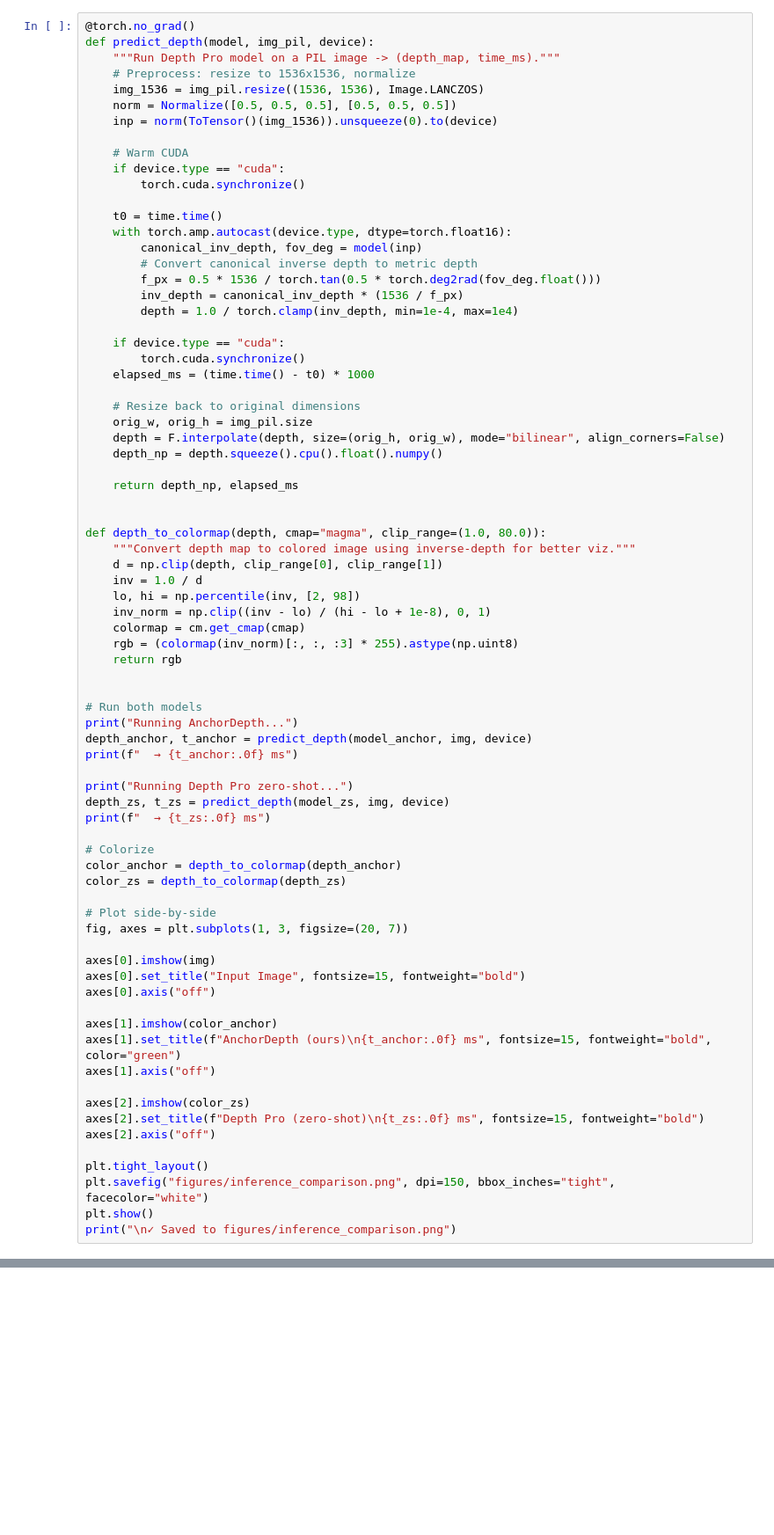
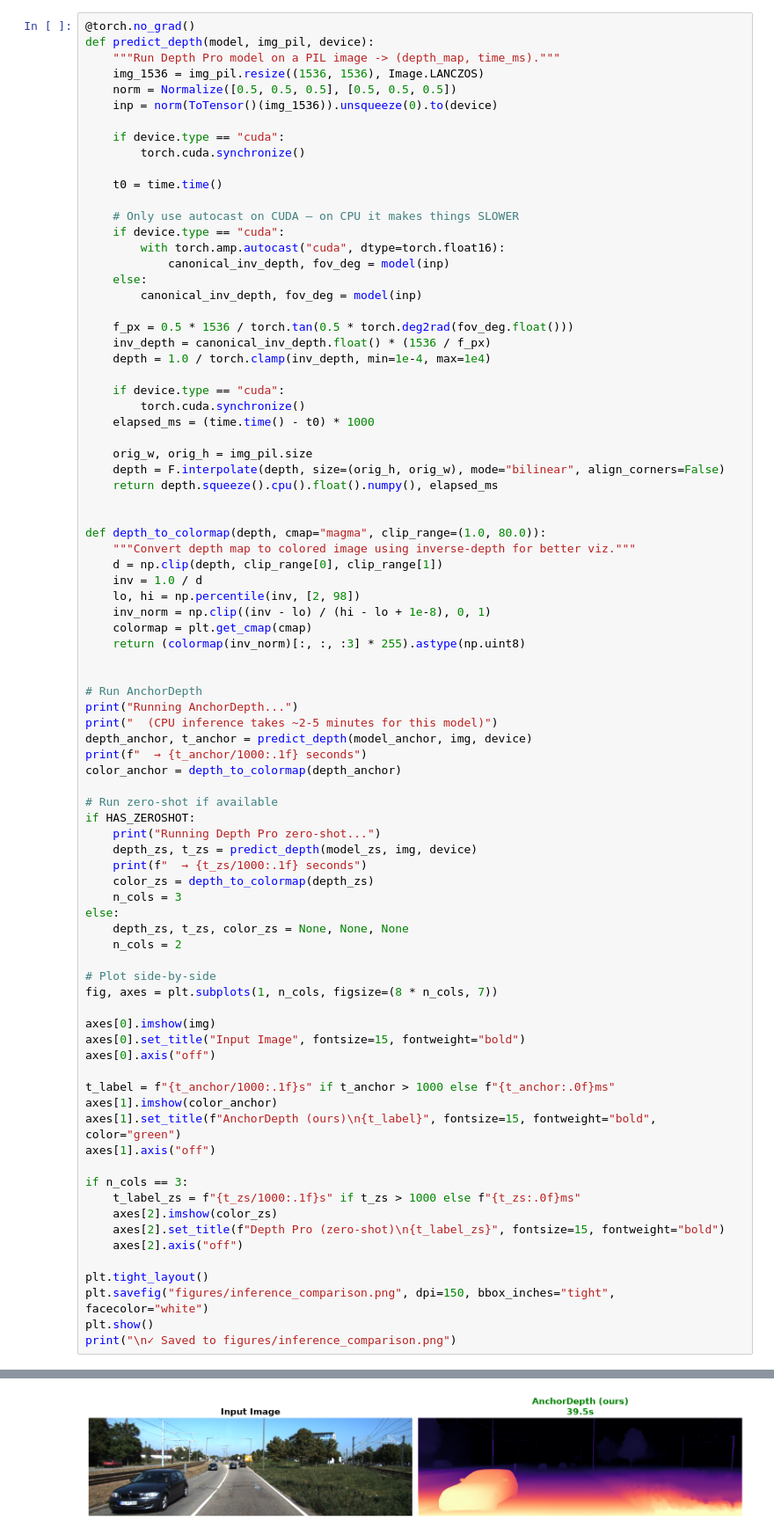
Before and after one commit to Dariusan3/AnchorDepth, a Jupyter notebook: AnchorDepth_Inference_Demo.ipynb, the cells around one changed output, grey strips where cells are left out. Shown at 88% size. Drawn from its saved outputs; the diff is of its cells as text; blank space fills up the shorter version.

Commit message:
Add inference comparison figure to the project

```diff
--- a/AnchorDepth_Inference_Demo.ipynb
+++ b/AnchorDepth_Inference_Demo.ipynb
@@ -101,33 +174,33 @@ plt.show()
 @torch.no_grad()
 def predict_depth(model, img_pil, device):
     """Run Depth Pro model on a PIL image -> (depth_map, time_ms)."""
-    # Preprocess: resize to 1536x1536, normalize
     img_1536 = img_pil.resize((1536, 1536), Image.LANCZOS)
     norm = Normalize([0.5, 0.5, 0.5], [0.5, 0.5, 0.5])
     inp = norm(ToTensor()(img_1536)).unsqueeze(0).to(device)
 
-    # Warm CUDA
     if device.type == "cuda":
         torch.cuda.synchronize()
 
     t0 = time.time()
-    with torch.amp.autocast(device.type, dtype=torch.float16):
+
+    # Only use autocast on CUDA — on CPU it makes things SLOWER
+    if device.type == "cuda":
+        with torch.amp.autocast("cuda", dtype=torch.float16):
+            canonical_inv_depth, fov_deg = model(inp)
+    else:
         canonical_inv_depth, fov_deg = model(inp)
-        # Convert canonical inverse depth to metric depth
-        f_px = 0.5 * 1536 / torch.tan(0.5 * torch.deg2rad(fov_deg.float()))
-        inv_depth = canonical_inv_depth * (1536 / f_px)
-        depth = 1.0 / torch.clamp(inv_depth, min=1e-4, max=1e4)
+
+    f_px = 0.5 * 1536 / torch.tan(0.5 * torch.deg2rad(fov_deg.float()))
+    inv_depth = canonical_inv_depth.float() * (1536 / f_px)
+    depth = 1.0 / torch.clamp(inv_depth, min=1e-4, max=1e4)
 
     if device.type == "cuda":
         torch.cuda.synchronize()
     elapsed_ms = (time.time() - t0) * 1000
 
-    # Resize back to original dimensions
     orig_w, orig_h = img_pil.size
     depth = F.interpolate(depth, size=(orig_h, orig_w), mode="bilinear", align_corners=False)
-    depth_np = depth.squeeze().cpu().float().numpy()
-
-    return depth_np, elapsed_ms
+    return depth.squeeze().cpu().float().numpy(), elapsed_ms
 
 
 def depth_to_colormap(depth, cmap="magma", clip_range=(1.0, 80.0)):
@@ -136,40 +209,48 @@ def depth_to_colormap(depth, cmap="magma", clip_range=(1.0, 80.0)):
     inv = 1.0 / d
     lo, hi = np.percentile(inv, [2, 98])
     inv_norm = np.clip((inv - lo) / (hi - lo + 1e-8), 0, 1)
-    colormap = cm.get_cmap(cmap)
-    rgb = (colormap(inv_norm)[:, :, :3] * 255).astype(np.uint8)
-    return rgb
+    colormap = plt.get_cmap(cmap)
+    return (colormap(inv_norm)[:, :, :3] * 255).astype(np.uint8)
 
 
-# Run both models
+# Run AnchorDepth
 print("Running AnchorDepth...")
+print("  (CPU inference takes ~2-5 minutes for this model)")
 depth_anchor, t_anchor = predict_depth(model_anchor, img, device)
-print(f"  → {t_anchor:.0f} ms")
+print(f"  → {t_anchor/1000:.1f} seconds")
+color_anchor = depth_to_colormap(depth_anchor)
 
-print("Running Depth Pro zero-shot...")
-depth_zs, t_zs = predict_depth(model_zs, img, device)
-print(f"  → {t_zs:.0f} ms")
-
-# Colorize
-color_anchor = depth_to_colormap(depth_anchor)
-color_zs = depth_to_colormap(depth_zs)
+# Run zero-shot if available
+if HAS_ZEROSHOT:
+    print("Running Depth Pro zero-shot...")
+    depth_zs, t_zs = predict_depth(model_zs, img, device)
+    print(f"  → {t_zs/1000:.1f} seconds")
+    color_zs = depth_to_colormap(depth_zs)
+    n_cols = 3
+else:
+    depth_zs, t_zs, color_zs = None, None, None
+    n_cols = 2
 
 # Plot side-by-side
-fig, axes = plt.subplots(1, 3, figsize=(20, 7))
+fig, axes = plt.subplots(1, n_cols, figsize=(8 * n_cols, 7))
 
 axes[0].imshow(img)
 axes[0].set_title("Input Image", fontsize=15, fontweight="bold")
 axes[0].axis("off")
 
+t_label = f"{t_anchor/1000:.1f}s" if t_anchor > 1000 else f"{t_anchor:.0f}ms"
 axes[1].imshow(color_anchor)
-axes[1].set_title(f"AnchorDepth (ours)\n{t_anchor:.0f} ms", fontsize=15, fontweight="bold", color="green")
+axes[1].set_title(f"AnchorDepth (ours)\n{t_label}", fontsize=15, fontweight="bold", color="green")
 axes[1].axis("off")
 
-axes[2].imshow(color_zs)
-axes[2].set_title(f"Depth Pro (zero-shot)\n{t_zs:.0f} ms", fontsize=15, fontweight="bold")
-axes[2].axis("off")
+if n_cols == 3:
+    t_label_zs = f"{t_zs/1000:.1f}s" if t_zs > 1000 else f"{t_zs:.0f}ms"
+    axes[2].imshow(color_zs)
+    axes[2].set_title(f"Depth Pro (zero-shot)\n{t_label_zs}", fontsize=15, fontweight="bold")
+    axes[2].axis("off")
 
 plt.tight_layout()
 plt.savefig("figures/inference_comparison.png", dpi=150, bbox_inches="tight", facecolor="white")
 plt.show()
 print("\n✓ Saved to figures/inference_comparison.png")
+# %% [output]
@@ -175,0 +260 @@ print("\n✓ Saved to figures/inference_comparison.png")
+[figure, added]
```
Also changed, not shown: parts of 18 cells of this notebook, 1 other file.
